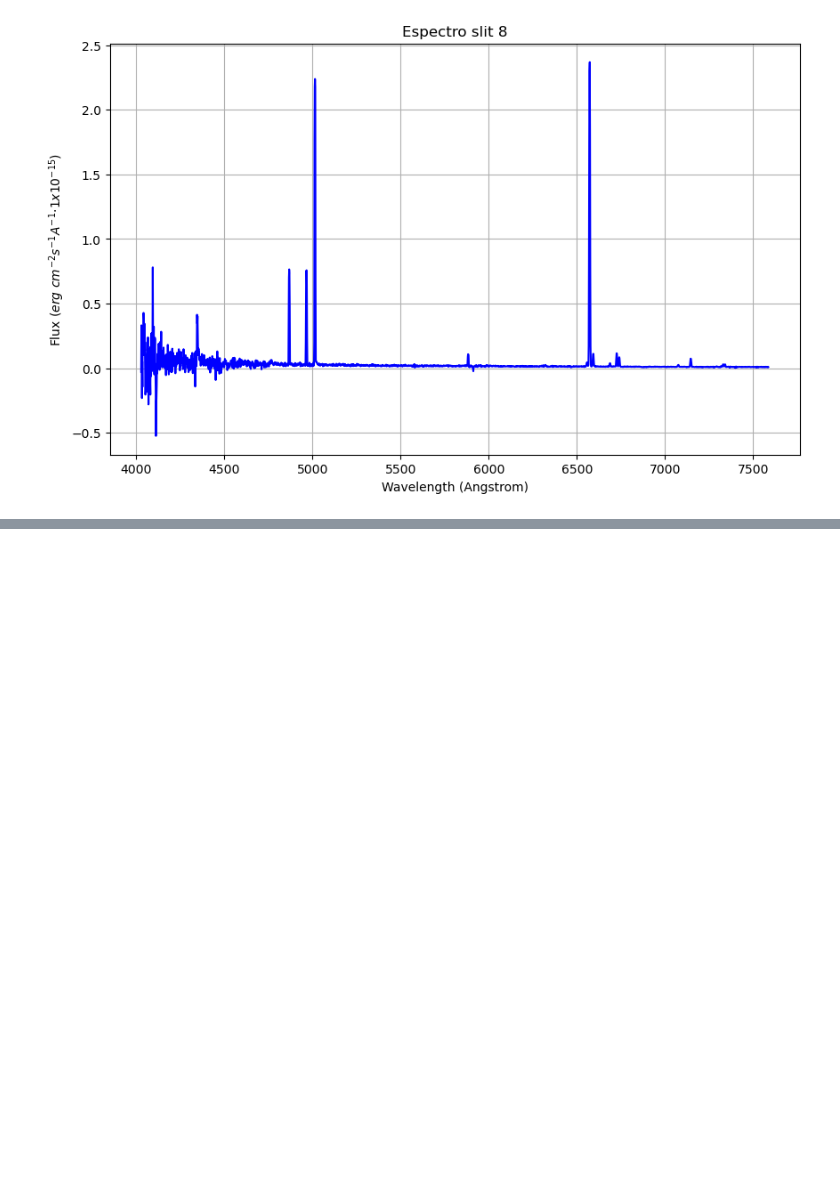
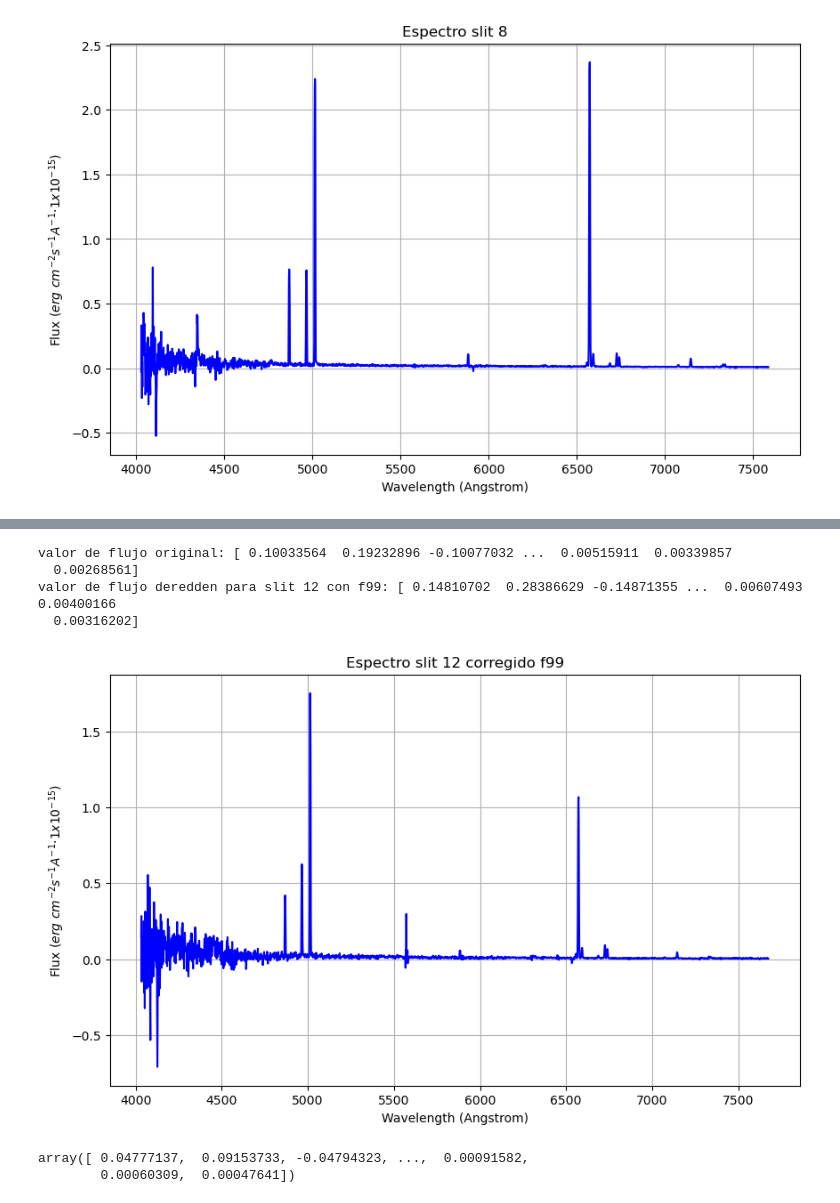
Before and after one commit to blnblnbln/TESIS, a Jupyter notebook: mask2/codes_mask2/ext_fits.ipynb, the cells around one changed output, grey strips where cells are left out. Drawn from its saved outputs; the diff is of its cells as text; code cells hidden in the pictures; blank space fills up the shorter version.

```diff
--- a/mask2/codes_mask2/ext_fits.ipynb
+++ b/mask2/codes_mask2/ext_fits.ipynb
@@ -172,0 +282,30 @@ print(f' extinción en magnitudes para slit 8 con f99: {wave8_f99}') #array of e
+# %%
+from extinction import ccm89, fm07, fitzpatrick99, remove
+
+print(f'valor de flujo original: {flux12}')
+
+# "deredden" flux by A_V = 0.299 with fitzpatrick99
+flux12_f99 = remove(fitzpatrick99(wave12, 0.299, 3.1), flux12)
+print(f'valor de flujo deredden para slit 12 con f99: {flux12_f99}')
+# %% [output]
+valor de flujo original: [ 0.10033564  0.19232896 -0.10077032 ...  0.00515911  0.00339857
+  0.00268561]
+valor de flujo deredden para slit 12 con f99: [ 0.14810702  0.28386629 -0.14871355 ...  0.00607493  0.00400166
+  0.00316202]
+# %%
+%matplotlib inline
+plt.figure(figsize=(10, 6))
+plt.plot(wave12, flux12_f99, linestyle='-', color='b')
+plt.xlabel('Wavelength (Angstrom)')
+plt.ylabel('Flux $(erg\ cm^{-2} s^{-1} A^{-1} · 1x 10^{-15})$')
+plt.title('Espectro slit 12 corregido f99')
+plt.grid(True)
+plt.show()
+# %% [output]
+[figure, added]
+# %%
+resta12_f99 = flux12_f99 - flux12
+resta12_f99
+# %% [output]
+array([ 0.04777137,  0.09153733, -0.04794323, ...,  0.00091582,
+        0.00060309,  0.00047641])
```
Also changed, not shown: parts of 13 cells of this notebook.
